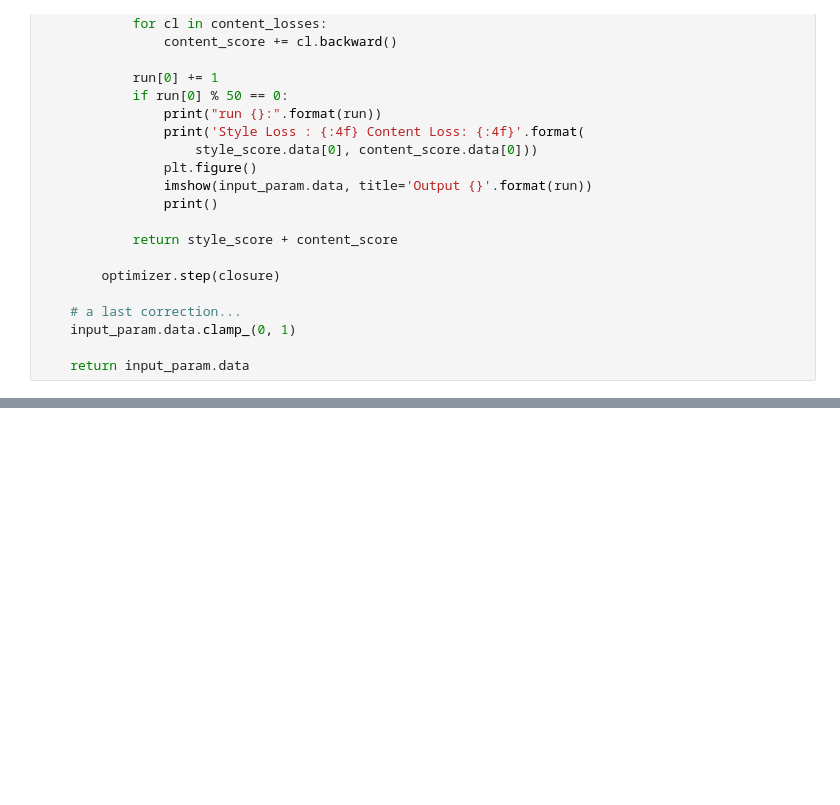
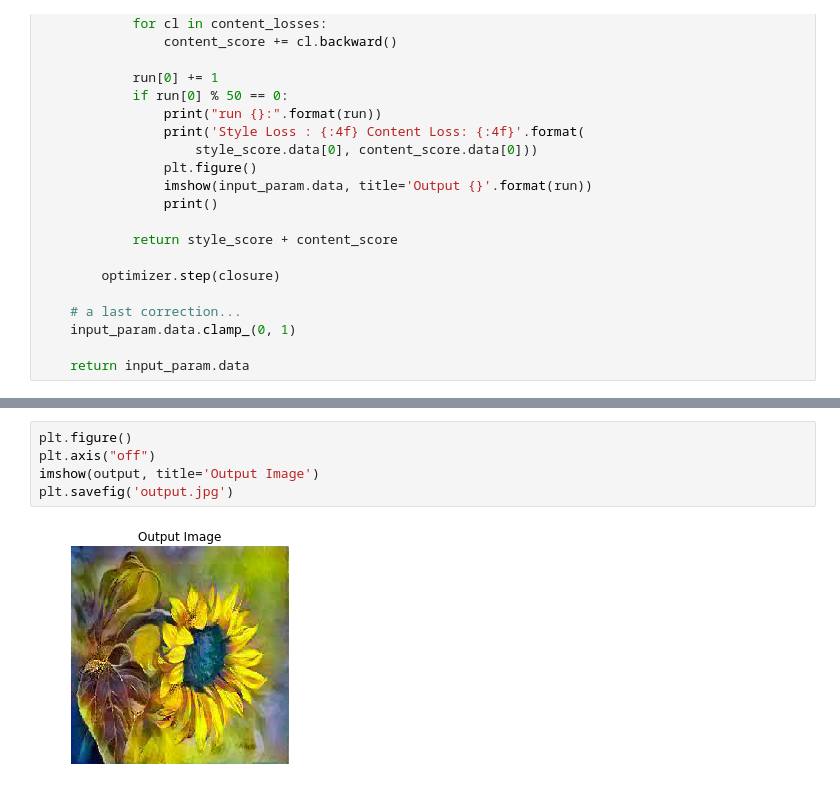
Before and after one commit to zdavidli/neural-style-removal, a Jupyter notebook: neural-style/neural-style-test.ipynb, the cells around one changed output, grey strips where cells are left out. Cells and saved outputs as stored; diff of their text form; blank space fills up the shorter version.

```diff
--- a/neural-style/neural-style-test.ipynb
+++ b/neural-style/neural-style-test.ipynb
@@ -435,0 +452,7 @@ plt.savefig('car1.jpg')
+# %%
+plt.figure()
+plt.axis("off")
+imshow(output, title='Output Image')
+plt.savefig('output.jpg')
+# %% [output]
+[figure, added]
```
Also changed, not shown: parts of 5 cells of this notebook, 14 other files.
